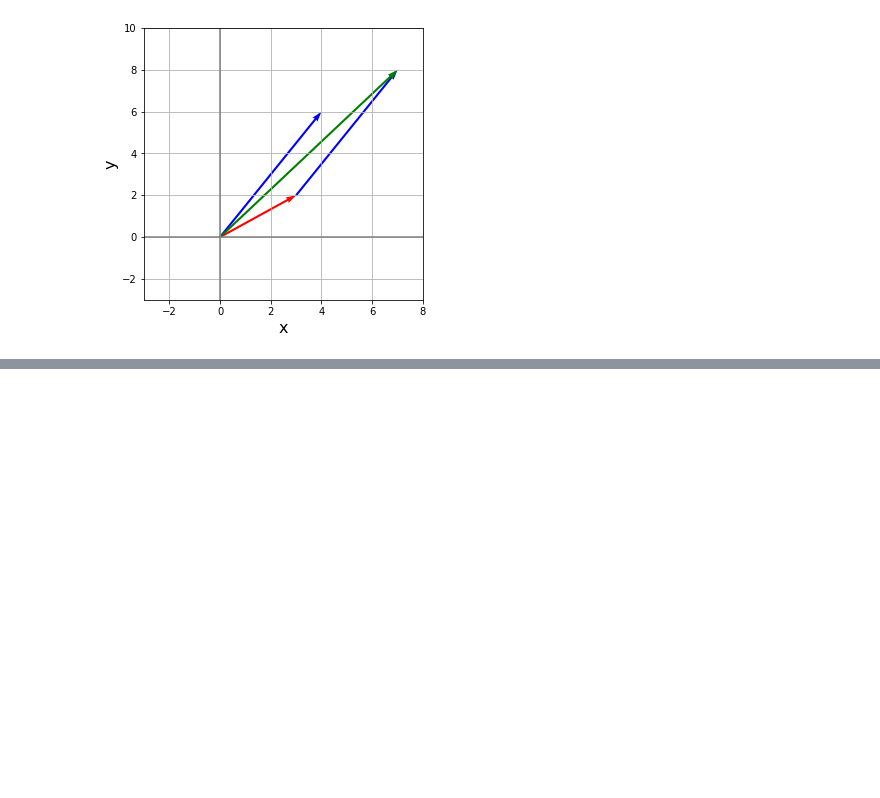
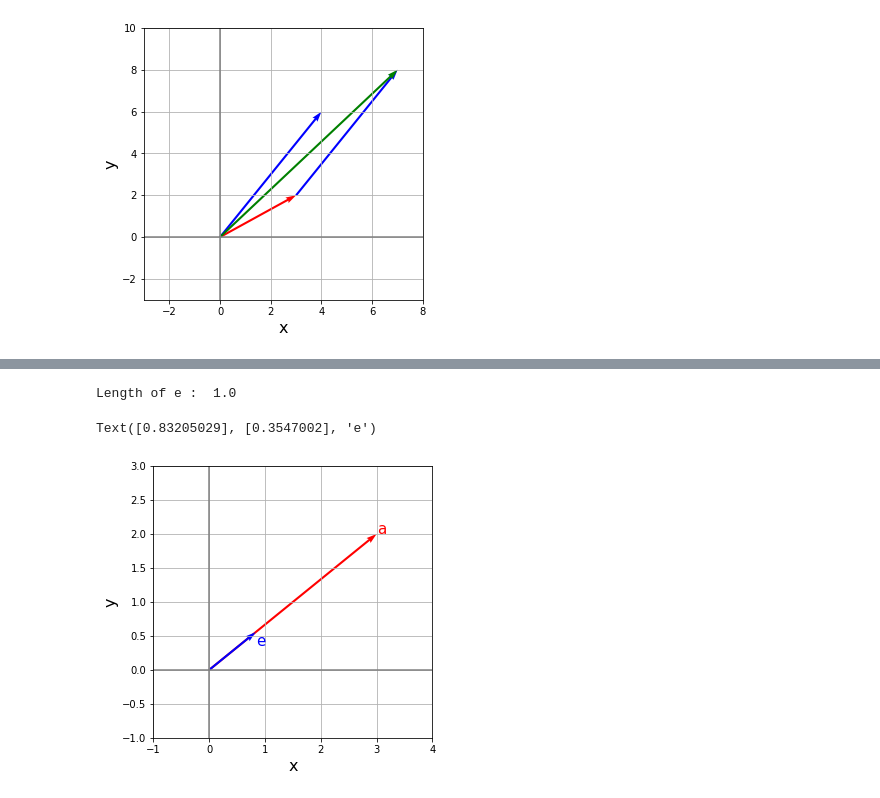
Before and after one commit to TomohiroSakaguchi/LinerAlgebra, a Jupyter notebook: Chap_1_vector/Vector.ipynb, the cells around one changed output, grey strips where cells are left out. Saved outputs shown, nothing was run; the diff lists cells and outputs as text; code cells hidden in the pictures; blank space fills up the shorter version.

Commit message:
単位ベクトルまで

```diff
--- a/Chap_1_vector/Vector.ipynb
+++ b/Chap_1_vector/Vector.ipynb
@@ -84,0 +158,20 @@ plt.show()
+# %%
+#単位ベクトル
+e = (1/np.linalg.norm(a))*a
+len_e = np.linalg.norm(e)
+print("Length of e : ",len_e)
+# FigureとAxes
+fig = plt.figure(figsize = (5, 5))
+ax = fig.add_subplot(111)
+
+# 座標を設定
+coordinate(ax, [-1, 4], [-1, 3])
+
+visual_vector(ax, [0, 0], a, "red")
+ax.text(a[0],a[1], "a", color = "red", size = 15)
+visual_vector(ax, [0, 0], e, "blue")
+ax.text(e[0],e[1]-0.2, "e", color = "blue", size = 15)
+# %% [output]
+Length of e :  1.0
+Text([0.83205029], [0.3547002], 'e')
+[figure, added]
```
Also changed, not shown: parts of 5 cells of this notebook.
